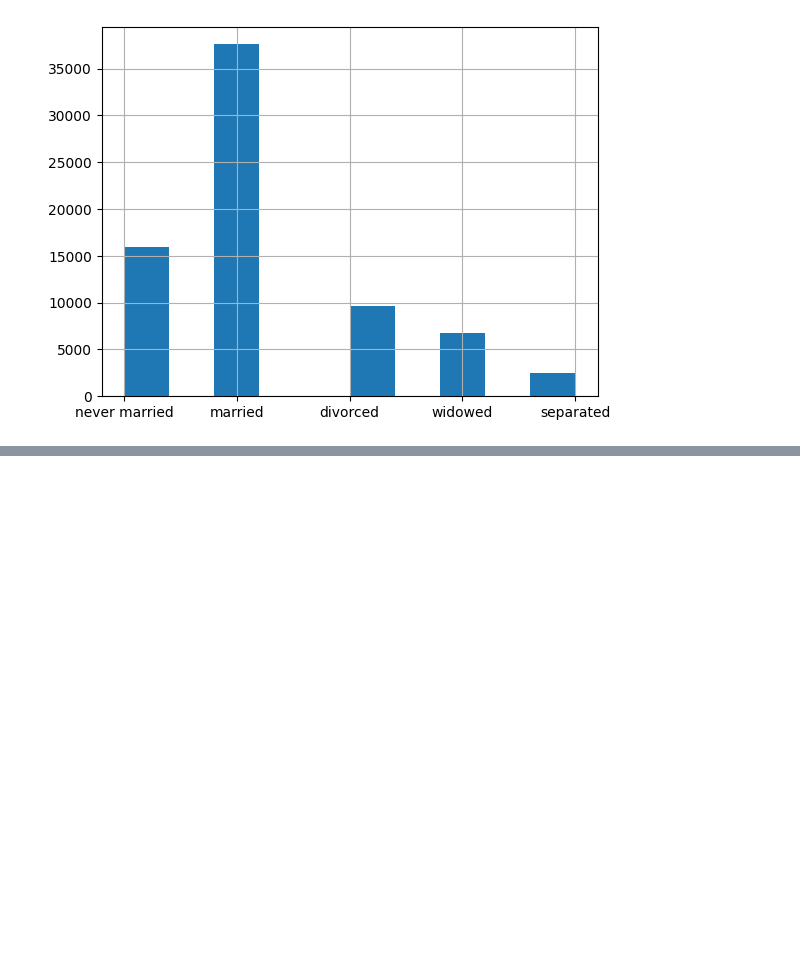
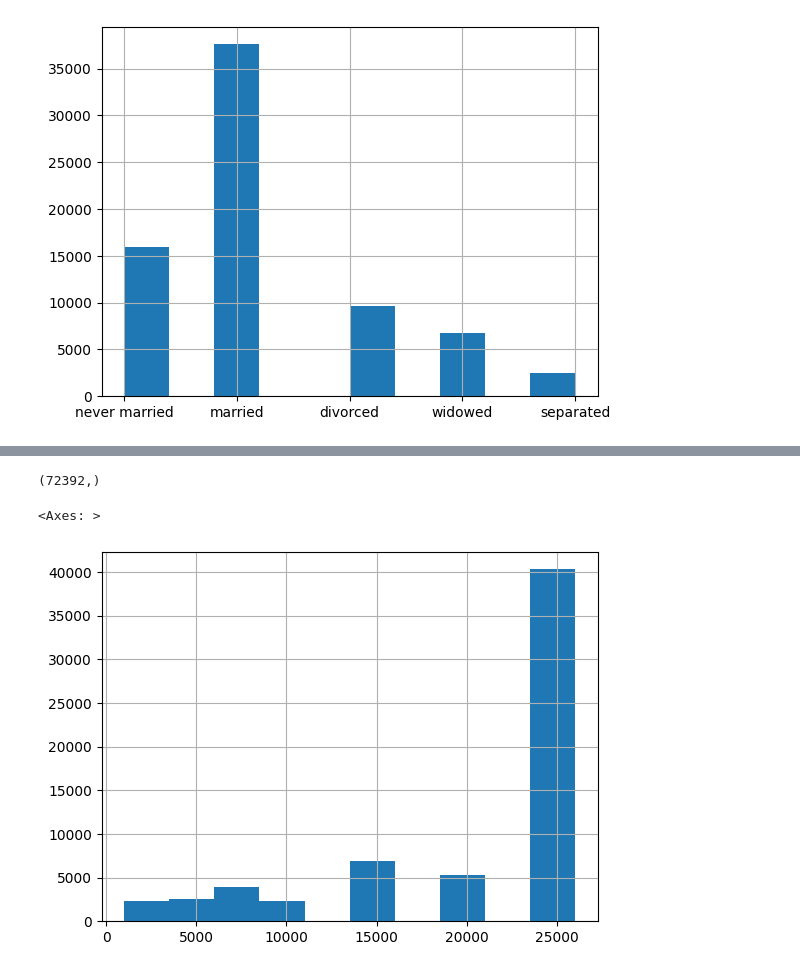
Before and after one commit to annacfisher/project_gss, a Jupyter notebook: group8.ipynb, the cells around one changed output, grey strips where cells are left out. Drawn from its saved outputs; the diff is of its cells as text; code cells hidden in the pictures; blank space fills up the shorter version.

Commit message:
adding emily's work cleaning the income variable (data cleaning finished)

```diff
--- a/group8.ipynb
+++ b/group8.ipynb
@@ -172,0 +201,3 @@ df['marital'].hist() # making a histogram for marital status variable
+# %%
+income = income.str.replace('$','')
+print(income) # no dollar signs
@@ -172,0 +223,4 @@ df['marital'].hist() # making a histogram for marital status variable
+# %%
+income = income.replace('income', np.nan) # got rid of income and nan
+income = income.replace('nan', np.nan)
+print(df.value_counts(income))
@@ -172,0 +242,15 @@ df['marital'].hist() # making a histogram for marital status variable
+# %%
+# going to round up all of them except under 1000, which i will make 999 - also making them int not str
+# there's probably a function that would make this way easier, but idk how to do that
+income = income.replace('25000 or more', 26000)
+income = income.replace('10000 to 14999', 15000)
+income = income.replace('20000 to 24999', 25000)
+income = income.replace('15000 to 19999', 20000)
+income = income.replace('8000 to 9999', 10000)
+income = income.replace('1000 to 2999', 3000)
+income = income.replace('7000 to 7999', 8000)
+income = income.replace('5000 to 5999', 6000)
+income = income.replace('3000 to 3999', 4000)
+income = income.replace('6000 to 6999', 7000)
+income = income.replace('4000 to 4999', 5000)
+income = income.replace('under 1000', 999)
@@ -172,0 +276,4 @@ df['marital'].hist() # making a histogram for marital status variable
+# %%
+df['income'] = income
+del income # gets rid of my temporary variable
+df['income'].value_counts() # returns the final count
@@ -172,0 +294,9 @@ df['marital'].hist() # making a histogram for marital status variable
+# %%
+df['income'].shape # okay good
+# %% [output]
+(72392,)
+# %%
+df['income'].hist()
+# %% [output]
+<Axes: >
+[figure, added]
```
Also changed, not shown: parts of 8 cells of this notebook.
